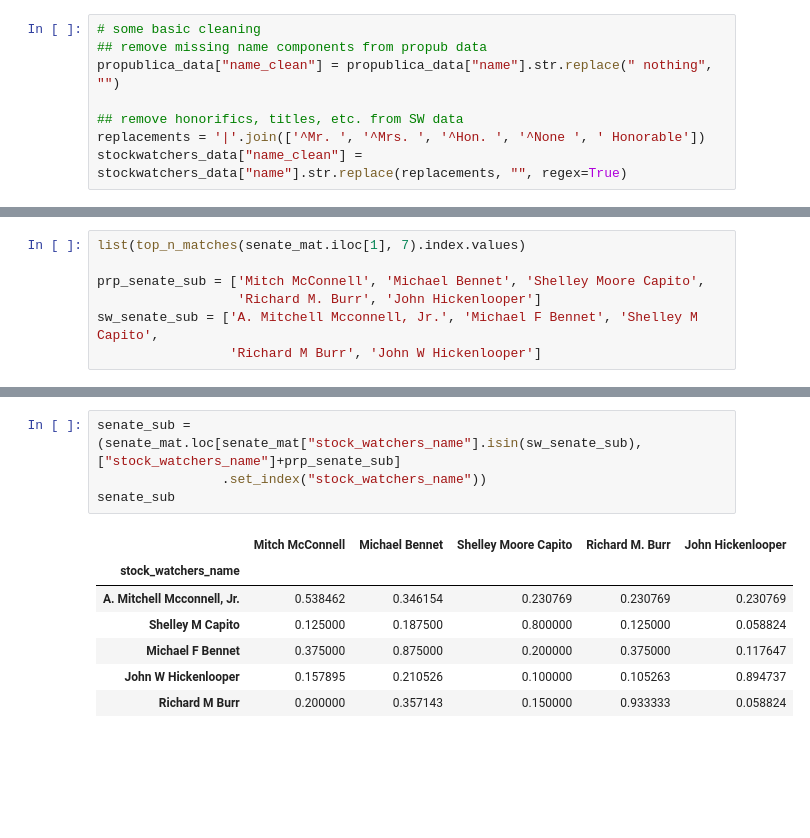
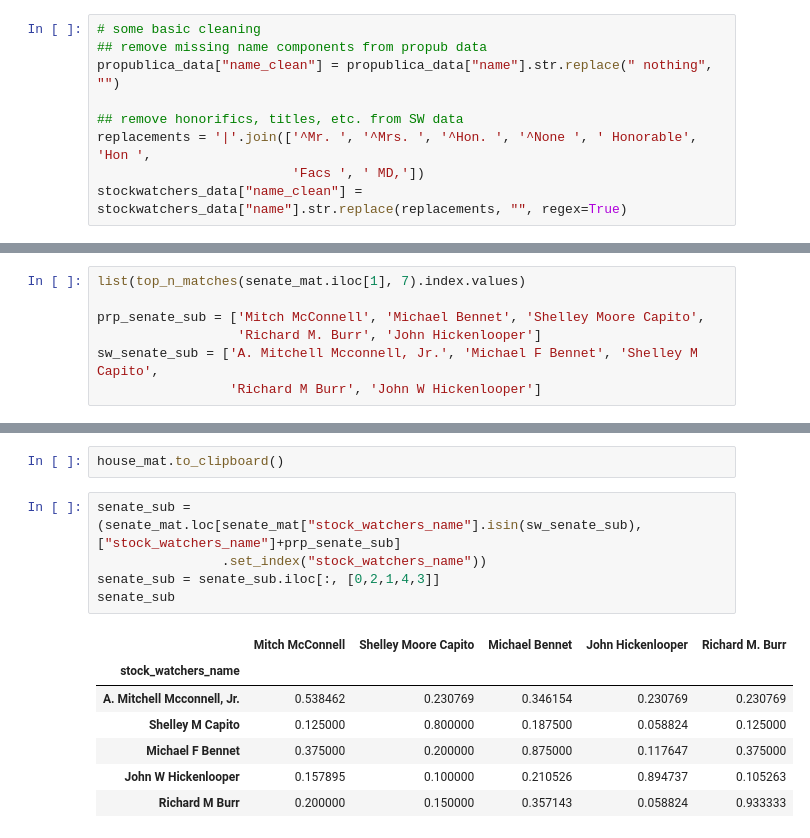
Before and after one commit to dliden-bitdotio/congress-names, a Jupyter notebook: src/visualizations.ipynb, the cells around one changed output, grey strips where cells are left out. Cells and saved outputs as stored; diff of their text form; blank space fills up the shorter version.

```diff
--- a/src/visualizations.ipynb
+++ b/src/visualizations.ipynb
@@ -28,7 +47,8 @@ stockwatchers_data = download_dataset('"bitdotio/congress-names"."stock_watchers
 propublica_data["name_clean"] = propublica_data["name"].str.replace(" nothing", "")
 
 ## remove honorifics, titles, etc. from SW data
-replacements = '|'.join(['^Mr. ', '^Mrs. ', '^Hon. ', '^None ', ' Honorable'])
+replacements = '|'.join(['^Mr. ', '^Mrs. ', '^Hon. ', '^None ', ' Honorable', 'Hon ',
+                         'Facs ', ' MD,'])
 stockwatchers_data["name_clean"] = stockwatchers_data["name"].str.replace(replacements, "", regex=True)
 # %%
 prp_house = propublica_data.loc[propublica_data.chamber == "house", ["name_clean"]].rename(columns={"name_clean":"name"})
@@ -88,12 +143,15 @@ sw_senate_sub = ['A. Mitchell Mcconnell, Jr.', 'Michael F Bennet', 'Shelley M Ca
+# %%
+house_mat.to_clipboard()
 # %%
 senate_sub = (senate_mat.loc[senate_mat["stock_watchers_name"].isin(sw_senate_sub), ["stock_watchers_name"]+prp_senate_sub]
                 .set_index("stock_watchers_name"))
+senate_sub = senate_sub.iloc[:, [0,2,1,4,3]]
 senate_sub
 # %% [output]
-|  | Mitch McConnell | Michael Bennet | Shelley Moore Capito | Richard M. Burr | John Hickenlooper |
+|  | Mitch McConnell | Shelley Moore Capito | Michael Bennet | John Hickenlooper | Richard M. Burr |
 | stock_watchers_name |  |  |  |  |  |
-| A. Mitchell Mcconnell, Jr. | 0.538462 | 0.346154 | 0.230769 | 0.230769 | 0.230769 |
-| Shelley M Capito | 0.125000 | 0.187500 | 0.800000 | 0.125000 | 0.058824 |
-| Michael F Bennet | 0.375000 | 0.875000 | 0.200000 | 0.375000 | 0.117647 |
-| John W Hickenlooper | 0.157895 | 0.210526 | 0.100000 | 0.105263 | 0.894737 |
-| Richard M Burr | 0.200000 | 0.357143 | 0.150000 | 0.933333 | 0.058824 |
+| A. Mitchell Mcconnell, Jr. | 0.538462 | 0.230769 | 0.346154 | 0.230769 | 0.230769 |
+| Shelley M Capito | 0.125000 | 0.800000 | 0.187500 | 0.058824 | 0.125000 |
+| Michael F Bennet | 0.375000 | 0.200000 | 0.875000 | 0.117647 | 0.375000 |
+| John W Hickenlooper | 0.157895 | 0.100000 | 0.210526 | 0.894737 | 0.105263 |
+| Richard M Burr | 0.200000 | 0.150000 | 0.357143 | 0.058824 | 0.933333 |
```
Also changed, not shown: parts of 8 cells of this notebook, 1 other file.
